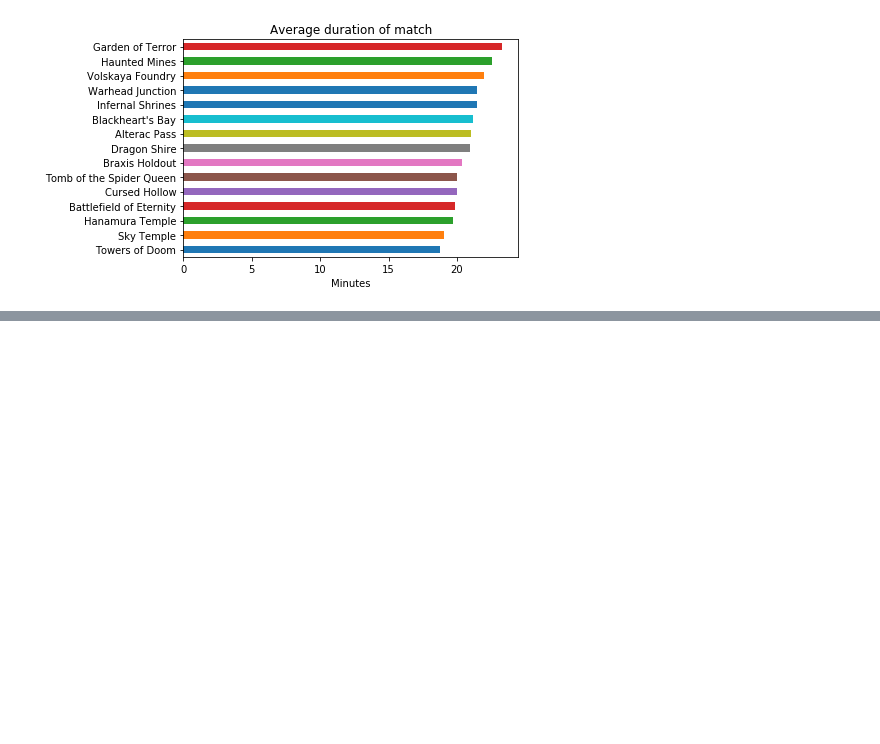
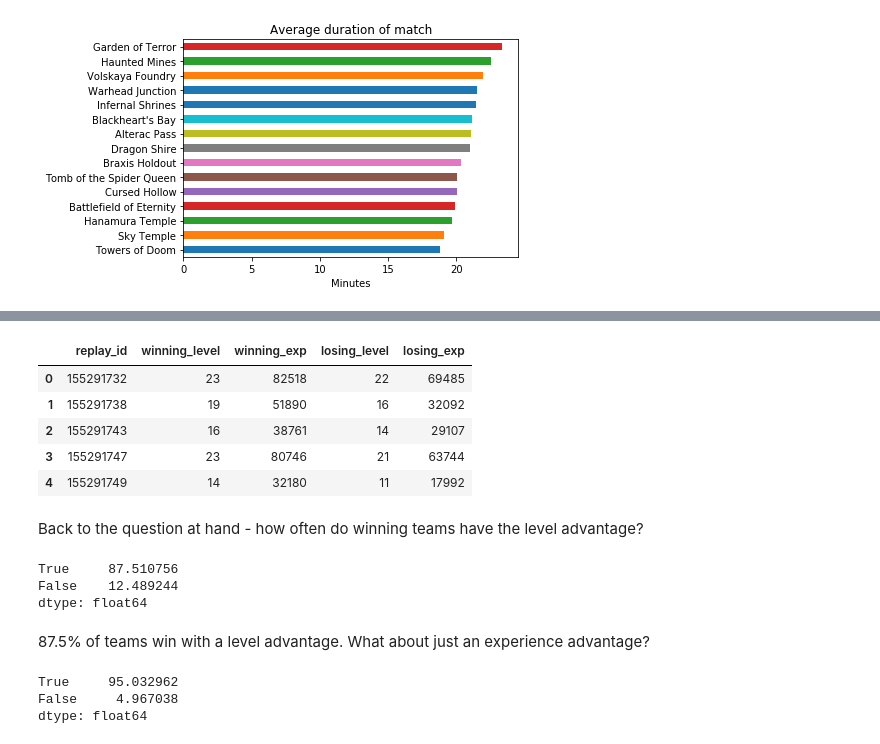
Before and after one commit to brookskindle/brookskindle.github.io, a Jupyter notebook: content/heroes-of-the-storm.ipynb, the cells around one changed output, grey strips where cells are left out. Cells and saved outputs as stored; diff of their text form; code cells hidden in the pictures; blank space fills up the shorter version.

```diff
--- a/content/heroes-of-the-storm.ipynb
+++ b/content/heroes-of-the-storm.ipynb
@@ -214,0 +233,28 @@ plt.show()
+# %%
+connection = "postgresql://brooks:@localhost/hots"
+# %%
+%%time
+query = """\
+WITH winners AS (
+    SELECT
+        replay_id, avg(team_level)::INTEGER as level, sum(exp_contribution) as total_exp
+    FROM character
+    WHERE is_winner
+    GROUP BY replay_id
+), losers AS (
+    SELECT
+        replay_id, avg(team_level)::INTEGER as level, sum(exp_contribution) as total_exp
+    FROM character
+    WHERE NOT is_winner
+    GROUP BY replay_id
+)
+SELECT
+    winners.replay_id, winners.level AS winning_level, winners.total_exp AS winning_exp,
+    losers.level AS losing_level, losers.total_exp AS losing_exp
+FROM winners
+JOIN losers
+ON winners.replay_id=losers.replay_id
+;
+"""
+
+outcomes = pd.read_sql(query, connection)
@@ -214,0 +264,25 @@ plt.show()
+# %%
+outcomes.head()
+# %% [output]
+|  | replay_id | winning_level | winning_exp | losing_level | losing_exp |
+| 0 | 155291732 | 23 | 82518 | 22 | 69485 |
+| 1 | 155291738 | 19 | 51890 | 16 | 32092 |
+| 2 | 155291743 | 16 | 38761 | 14 | 29107 |
+| 3 | 155291747 | 23 | 80746 | 21 | 63744 |
+| 4 | 155291749 | 14 | 32180 | 11 | 17992 |
+# %% [markdown]
+Back to the question at hand - how often do winning teams have the level advantage?
+# %%
+(outcomes.winning_level > outcomes.losing_level).value_counts(normalize=True) * 100
+# %% [output]
+True     87.510756
+False    12.489244
+dtype: float64
+# %% [markdown]
+87.5% of teams win with a level advantage. What about just an experience advantage?
+# %%
+(outcomes.winning_exp > outcomes.losing_exp).value_counts(normalize=True) * 100
+# %% [output]
+True     95.032962
+False     4.967038
+dtype: float64
```
Also changed, not shown: parts of 11 cells of this notebook.
